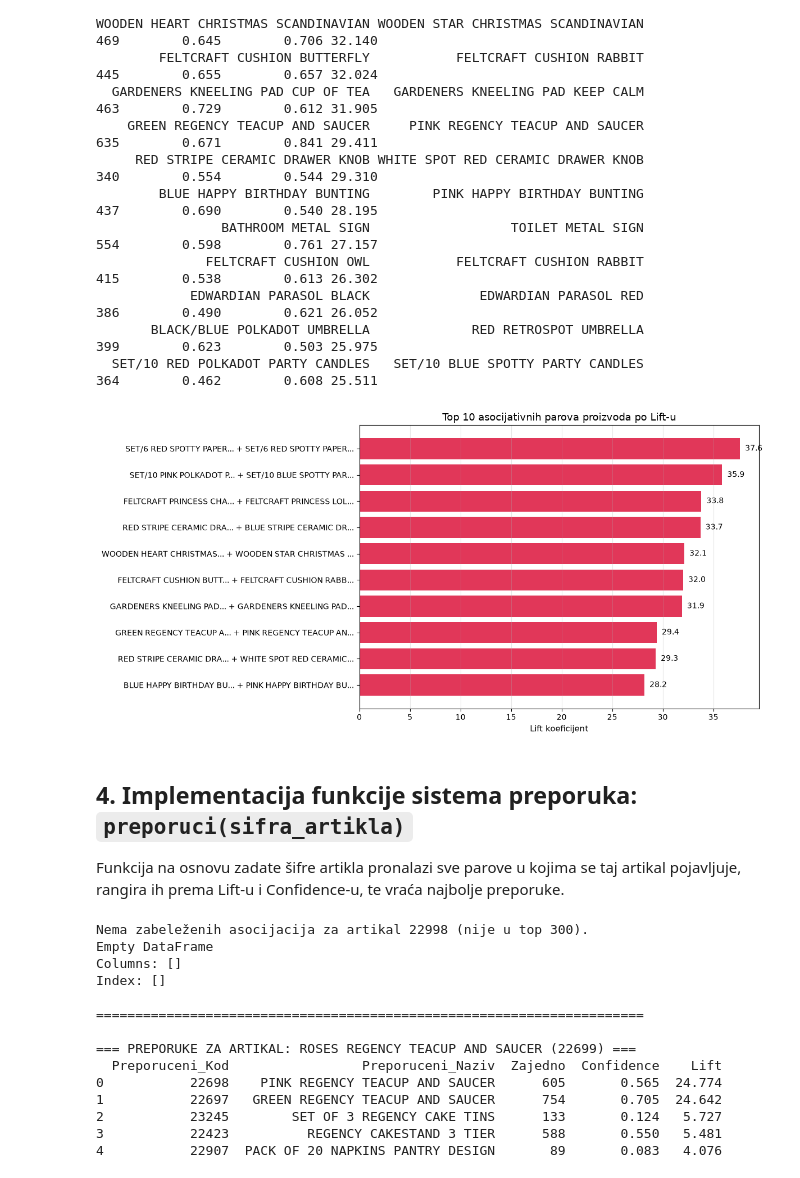
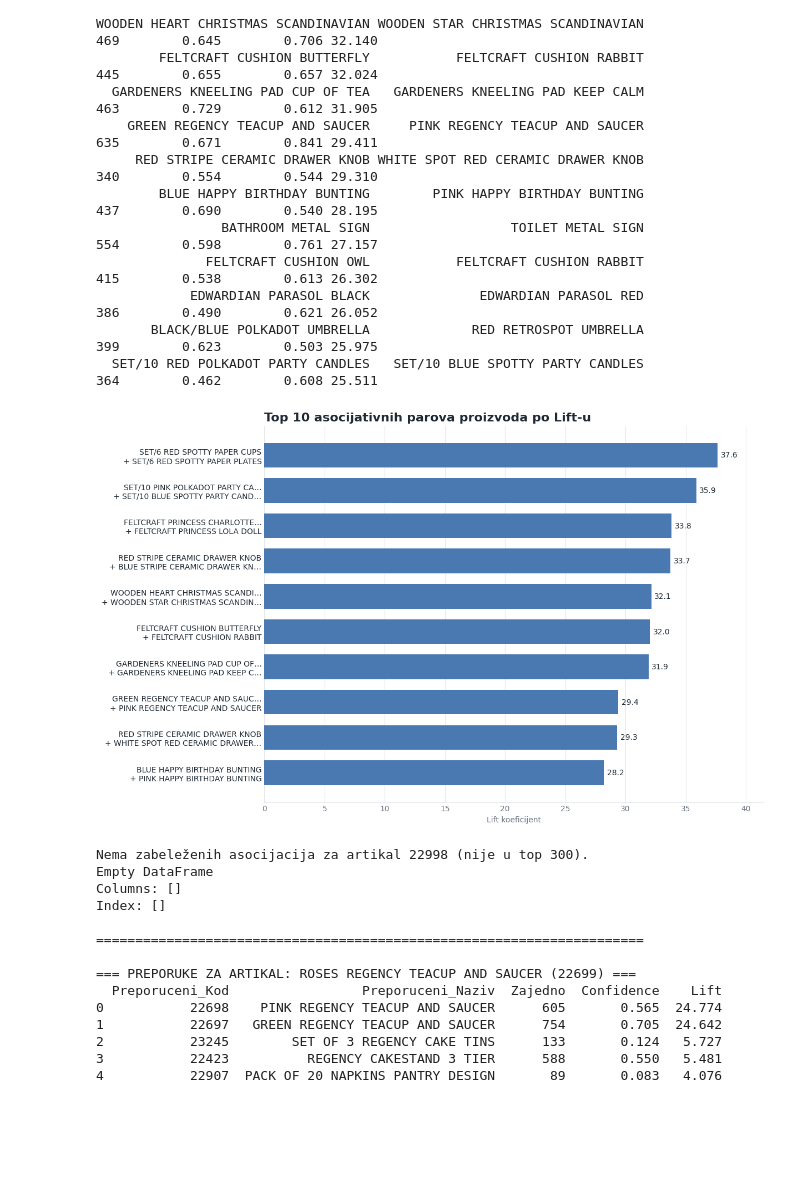
Before and after one commit to aaleksaacic/online-shop-analytics, a Jupyter notebook: notebooks/06_recommendation.ipynb, the cells around one changed output. Drawn from its saved outputs; the diff is of its cells as text; code cells hidden in the pictures; blank space fills up the shorter version.

```diff
--- a/notebooks/06_recommendation.ipynb
+++ b/notebooks/06_recommendation.ipynb
@@ -10,13 +6,11 @@ from itertools import combinations
 from collections import Counter
 import os
 
-# Učitavanje očišćenih podataka (fleksibilna putanja)
-data_path = "../data/cisto.parquet" if os.path.exists("../data/cisto.parquet") else "data/cisto.parquet"
-df = pd.read_parquet(data_path)
+df = pd.read_parquet("../data/cisto.parquet")
 
 print(f"Ukupno transakcija : {len(df):,}")
-print(f"Jedinstvenih računa: {df.InvoiceNo.nunique():,}")
-print(f"Jedinstvenih artikala: {df.StockCode.nunique():,}")
+print(f"Jedinstvenih računa: {df['InvoiceNo'].nunique():,}")
+print(f"Jedinstvenih artikala: {df['StockCode'].nunique():,}")
 # %% [output]
 Ukupno transakcija : 776,579
 Jedinstvenih računa: 36,594
@@ -128,29 +90,38 @@ WOODEN HEART CHRISTMAS SCANDINAVIAN WOODEN STAR CHRISTMAS SCANDINAVIAN
             EDWARDIAN PARASOL BLACK              EDWARDIAN PARASOL RED               386        0.490        0.621 26.052
        BLACK/BLUE POLKADOT UMBRELLA             RED RETROSPOT UMBRELLA               399        0.623        0.503 25.975
   SET/10 RED POLKADOT PARTY CANDLES   SET/10 BLUE SPOTTY PARTY CANDLES               364        0.462        0.608 25.511
-# %%
-# Vizuelizacija top 10 parova po Lift-u
-top_10 = pravila.sort_values("Lift", ascending=True).tail(10)
-labele = [f"{a[:22]}... + {b[:22]}..." for a, b in zip(top_10["Naziv_A"], top_10["Naziv_B"])]
-
-fig, ax = plt.subplots(figsize=(12, 6))
-bars = ax.barh(labele, top_10["Lift"], color="crimson", alpha=0.85)
-
-ax.set_xlabel("Lift koeficijent", fontsize=11)
-ax.set_title("Top 10 asocijativnih parova proizvoda po Lift-u", fontsize=13)
-ax.grid(axis="x", alpha=0.3)
-
-for bar in bars:
-    w = bar.get_width()
-    ax.text(w + 0.5, bar.get_y() + bar.get_height()/2, f"{w:.1f}", va="center", fontsize=10)
-
-plt.tight_layout()
-plt.show()
-# %% [output]
-[figure, removed]
-# %% [markdown]
-## 4. Implementacija funkcije sistema preporuka: `preporuci(sifra_artikla)`
-
-Funkcija na osnovu zadate šifre artikla pronalazi sve parove u kojima se taj artikal pojavljuje, rangira ih prema Lift-u i Confidence-u, te vraća najbolje preporuke.
+# %%
+INK, MUTED, GRID = "#1f2933", "#6b7280", "#e5e7eb"
+BASE = "#4a78b0"
+
+
+def shorten(text, n=30):
+    return text if len(text) <= n else text[: n - 1].rstrip() + "…"
+
+top_pairs = pravila.sort_values("Lift", ascending=True).tail(10)
+labels = [f"{shorten(a)}\n+ {shorten(b)}"
+          for a, b in zip(top_pairs["Naziv_A"], top_pairs["Naziv_B"])]
+
+fig, ax = plt.subplots(figsize=(12, 7.5), constrained_layout=True)
+
+bars = ax.barh(labels, top_pairs["Lift"], color=BASE, height=0.7)
+ax.bar_label(bars, fmt="%.1f", padding=4, fontsize=10, color=INK)
+
+ax.set_title("Top 10 asocijativnih parova proizvoda po Lift-u", loc="left",
+             fontsize=16, fontweight="bold", color=INK)
+ax.set_xlabel("Lift koeficijent", color=MUTED)
+ax.margins(x=0.1)
+
+ax.tick_params(axis="x", colors=MUTED, length=0)
+ax.tick_params(axis="y", labelcolor=INK, labelsize=10, length=0)
+ax.set_axisbelow(True)
+ax.xaxis.grid(True, color=GRID, linewidth=0.8)
+for side in ("top", "right", "left"):
+    ax.spines[side].set_visible(False)
+ax.spines["bottom"].set_color(GRID)
+
+plt.show()
+# %% [output]
+[figure, added]
 # %%
 def preporuci(sifra_artikla: str, top_n: int = 5):
```
Also changed, not shown: parts of 11 cells of this notebook.
